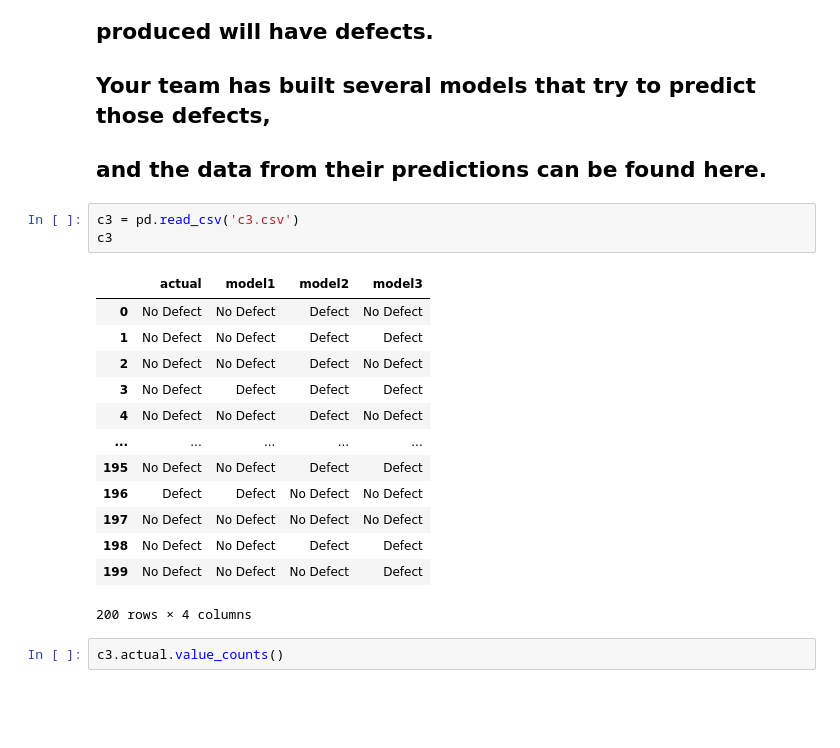
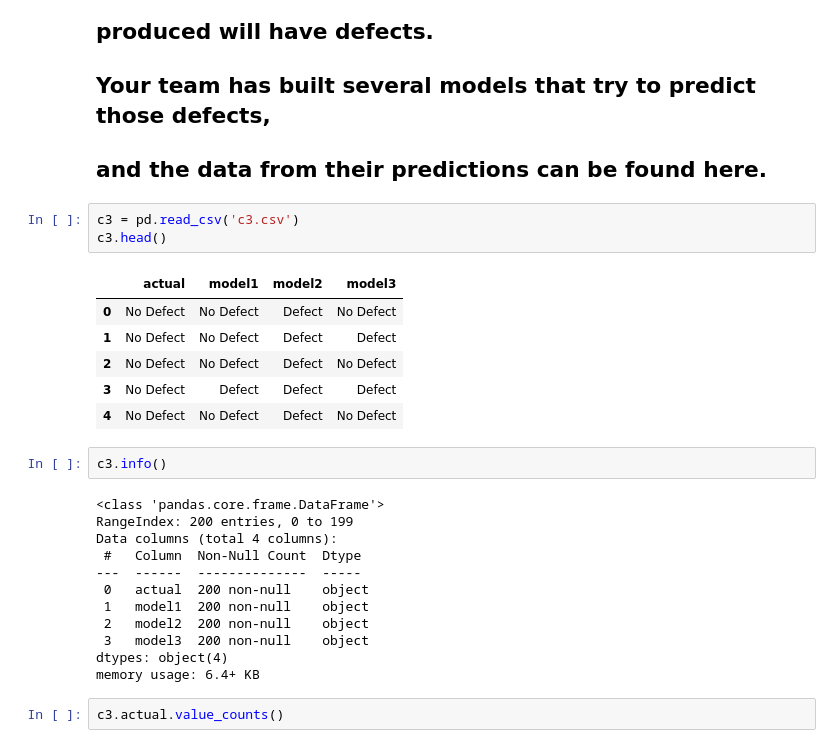
Before and after one commit to Ramiro-Lopez/classification-repo, a Jupyter notebook: model_evaluation.ipynb, the cells around one changed output. Cells and saved outputs as stored; diff of their text form; blank space fills up the shorter version.

Commit message:
adding model evaluation

```diff
--- a/model_evaluation.ipynb
+++ b/model_evaluation.ipynb
@@ -89,21 +79,28 @@ FN = 34
 ## and the data from their predictions can be found here.
 # %%
 c3 = pd.read_csv('c3.csv')
-c3
+c3.head()
 # %% [output]
 |  | actual | model1 | model2 | model3 |
 | 0 | No Defect | No Defect | Defect | No Defect |
 | 1 | No Defect | No Defect | Defect | Defect |
 | 2 | No Defect | No Defect | Defect | No Defect |
 | 3 | No Defect | Defect | Defect | Defect |
 | 4 | No Defect | No Defect | Defect | No Defect |
-| ... | ... | ... | ... | ... |
-| 195 | No Defect | No Defect | Defect | Defect |
-| 196 | Defect | Defect | No Defect | No Defect |
-| 197 | No Defect | No Defect | No Defect | No Defect |
-| 198 | No Defect | No Defect | Defect | Defect |
-| 199 | No Defect | No Defect | No Defect | Defect |
-200 rows × 4 columns
+# %%
+c3.info()
+# %% [output]
+<class 'pandas.core.frame.DataFrame'>
+RangeIndex: 200 entries, 0 to 199
+Data columns (total 4 columns):
+ #   Column  Non-Null Count  Dtype
+---  ------  --------------  -----
+ 0   actual  200 non-null    object
+ 1   model1  200 non-null    object
+ 2   model2  200 non-null    object
+ 3   model3  200 non-null    object
+dtypes: object(4)
+memory usage: 6.4+ KB
 # %%
 c3.actual.value_counts()
 # %% [output]
```
Also changed, not shown: parts of 81 cells of this notebook.
